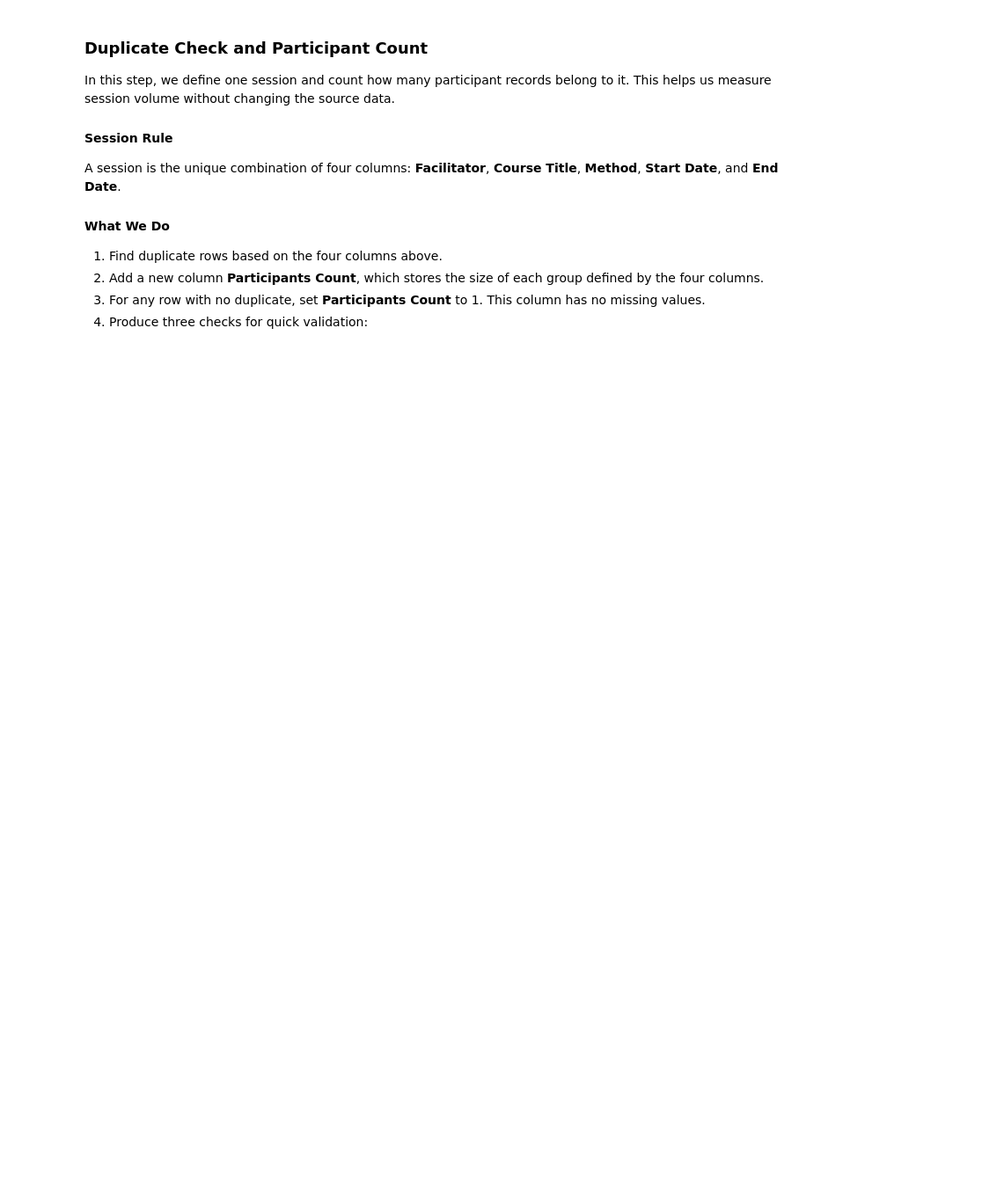
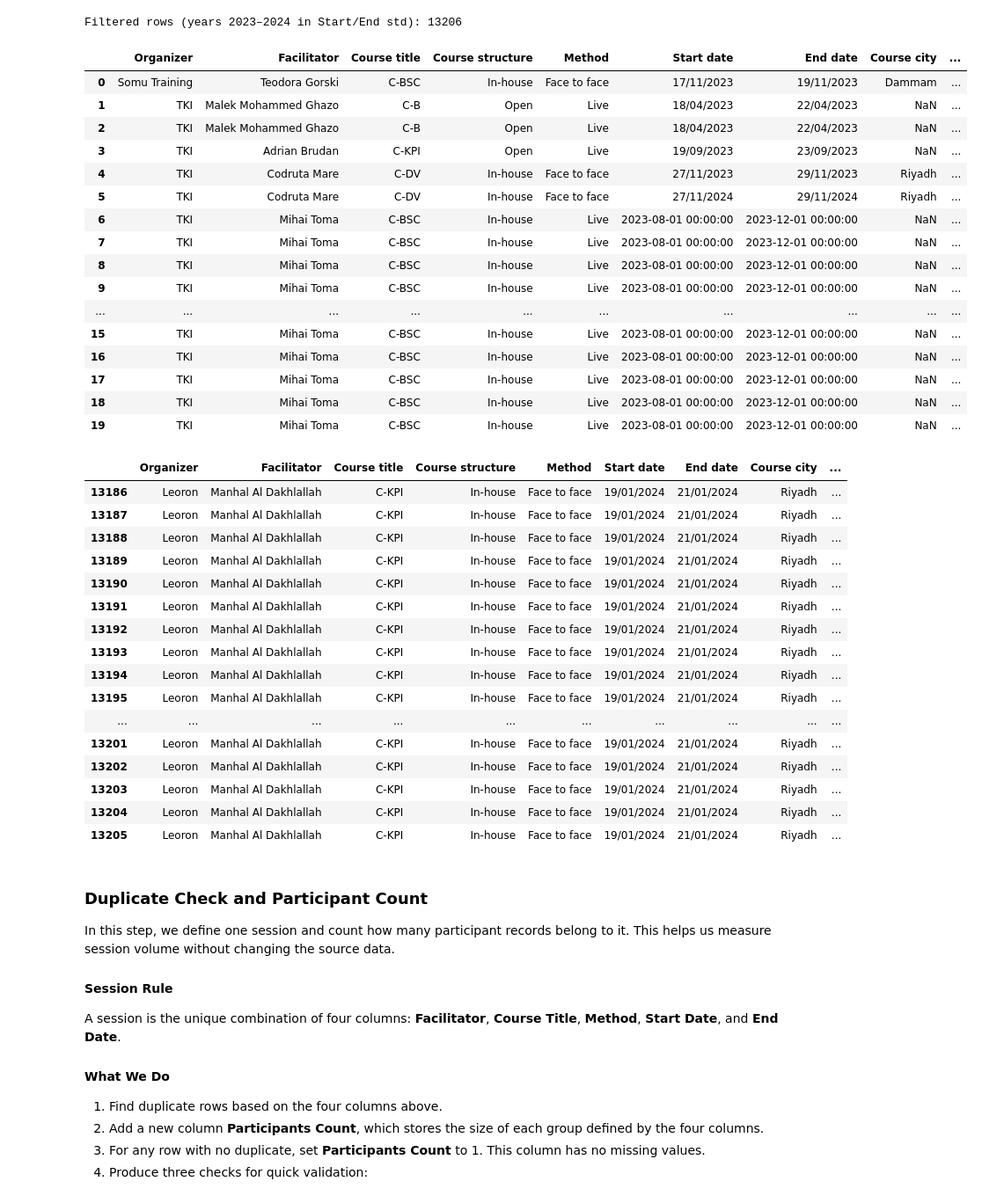
Before and after one commit to adamdandi/training-performance-analysis, a Jupyter notebook: 2023-2025-training-performance-analysis.ipynb, the cells around one changed output. Shown at 88% size. Saved outputs shown, nothing was run; the diff lists cells and outputs as text; code cells hidden in the pictures; blank space fills up the shorter version.

Commit message:
Kaggle Notebook | 2023-2024 Training Performance Analysis | Version 8

```diff
--- a/2023-2025-training-performance-analysis.ipynb
+++ b/2023-2025-training-performance-analysis.ipynb
@@ -117,36 +135,72 @@ def parse_dates(s: pd.Series) -> pd.Series:
     # 2) Day-first strings: '28.09.2025', '28/9/2025', '28-09-2025'
     m = out.isna()
     out[m] = pd.to_datetime(s[m], dayfirst=True, errors='coerce', cache=True)
 
     # 3) Year-first (ISO etc.): '2025-09-28', '2025/09/28'
     m = out.isna()
     out[m] = pd.to_datetime(s[m], yearfirst=True, errors='coerce', cache=True)
 
     # 4) Last-chance month-first: '09/28/2025'
     m = out.isna()
     out[m] = pd.to_datetime(s[m], errors='coerce', cache=True)
 
     return out
 # --------------------------------------------------------------------------------------------
 
 # Create standardized datetime columns
 course['Start date std'] = parse_dates(course['Start date'])
 course['End date std']   = parse_dates(course['End date'])
 
-# Keep ONLY rows where Start date std OR End date std is in 2023/2024/2025
-valid_years = {2023, 2024, 2025}
+# Keep ONLY rows where Start date std OR End date std is in 2023/2024
+valid_years = {2023, 2024}
 mask_years = (
     course['Start date std'].dt.year.isin(valid_years) |
     course['End date std'].dt.year.isin(valid_years)
 )
 course = course[mask_years].reset_index(drop=True)
 # Explicitly exclude any row where Start/End std is in 2022
 course = course[~(course['Start date std'].dt.year.eq(2022) | course['End date std'].dt.year.eq(2022))].reset_index(drop=True)
 
 # (Optional) quick look
-print("Filtered rows (years 2023–2025 in Start/End std):", len(course))
+print("Filtered rows (years 2023–2024 in Start/End std):", len(course))
 display(course.head(20))
 display(course.tail(20))
+# %% [output]
+Filtered rows (years 2023–2024 in Start/End std): 13206
+|  | Organizer | Facilitator | Course title | Course structure | Method | Start date | End date | Course city | ... |
+| 0 | Somu Training | Teodora Gorski | C-BSC | In-house | Face to face | 17/11/2023 | 19/11/2023 | Dammam | ... |
+| 1 | TKI | Malek Mohammed Ghazo | C-B | Open | Live | 18/04/2023 | 22/04/2023 | NaN | ... |
+| 2 | TKI | Malek Mohammed Ghazo | C-B | Open | Live | 18/04/2023 | 22/04/2023 | NaN | ... |
+| 3 | TKI | Adrian Brudan | C-KPI | Open | Live | 19/09/2023 | 23/09/2023 | NaN | ... |
+| 4 | TKI | Codruta Mare | C-DV | In-house | Face to face | 27/11/2023 | 29/11/2023 | Riyadh | ... |
+| 5 | TKI | Codruta Mare | C-DV | In-house | Face to face | 27/11/2024 | 29/11/2024 | Riyadh | ... |
+| 6 | TKI | Mihai Toma | C-BSC | In-house | Live | 2023-08-01 00:00:00 | 2023-12-01 00:00:00 | NaN | ... |
+| 7 | TKI | Mihai Toma | C-BSC | In-house | Live | 2023-08-01 00:00:00 | 2023-12-01 00:00:00 | NaN | ... |
+| 8 | TKI | Mihai Toma | C-BSC | In-house | Live | 2023-08-01 00:00:00 | 2023-12-01 00:00:00 | NaN | ... |
+| 9 | TKI | Mihai Toma | C-BSC | In-house | Live | 2023-08-01 00:00:00 | 2023-12-01 00:00:00 | NaN | ... |
+| ... | ... | ... | ... | ... | ... | ... | ... | ... | ... |
+| 15 | TKI | Mihai Toma | C-BSC | In-house | Live | 2023-08-01 00:00:00 | 2023-12-01 00:00:00 | NaN | ... |
+| 16 | TKI | Mihai Toma | C-BSC | In-house | Live | 2023-08-01 00:00:00 | 2023-12-01 00:00:00 | NaN | ... |
+| 17 | TKI | Mihai Toma | C-BSC | In-house | Live | 2023-08-01 00:00:00 | 2023-12-01 00:00:00 | NaN | ... |
+| 18 | TKI | Mihai Toma | C-BSC | In-house | Live | 2023-08-01 00:00:00 | 2023-12-01 00:00:00 | NaN | ... |
+| 19 | TKI | Mihai Toma | C-BSC | In-house | Live | 2023-08-01 00:00:00 | 2023-12-01 00:00:00 | NaN | ... |
+|  | Organizer | Facilitator | Course title | Course structure | Method | Start date | End date | Course city | ... |
+| 13186 | Leoron | Manhal Al Dakhlallah | C-KPI | In-house | Face to face | 19/01/2024 | 21/01/2024 | Riyadh | ... |
+| 13187 | Leoron | Manhal Al Dakhlallah | C-KPI | In-house | Face to face | 19/01/2024 | 21/01/2024 | Riyadh | ... |
+| 13188 | Leoron | Manhal Al Dakhlallah | C-KPI | In-house | Face to face | 19/01/2024 | 21/01/2024 | Riyadh | ... |
+| 13189 | Leoron | Manhal Al Dakhlallah | C-KPI | In-house | Face to face | 19/01/2024 | 21/01/2024 | Riyadh | ... |
+| 13190 | Leoron | Manhal Al Dakhlallah | C-KPI | In-house | Face to face | 19/01/2024 | 21/01/2024 | Riyadh | ... |
+| 13191 | Leoron | Manhal Al Dakhlallah | C-KPI | In-house | Face to face | 19/01/2024 | 21/01/2024 | Riyadh | ... |
+| 13192 | Leoron | Manhal Al Dakhlallah | C-KPI | In-house | Face to face | 19/01/2024 | 21/01/2024 | Riyadh | ... |
+| 13193 | Leoron | Manhal Al Dakhlallah | C-KPI | In-house | Face to face | 19/01/2024 | 21/01/2024 | Riyadh | ... |
+| 13194 | Leoron | Manhal Al Dakhlallah | C-KPI | In-house | Face to face | 19/01/2024 | 21/01/2024 | Riyadh | ... |
+| 13195 | Leoron | Manhal Al Dakhlallah | C-KPI | In-house | Face to face | 19/01/2024 | 21/01/2024 | Riyadh | ... |
+| ... | ... | ... | ... | ... | ... | ... | ... | ... | ... |
+| 13201 | Leoron | Manhal Al Dakhlallah | C-KPI | In-house | Face to face | 19/01/2024 | 21/01/2024 | Riyadh | ... |
+| 13202 | Leoron | Manhal Al Dakhlallah | C-KPI | In-house | Face to face | 19/01/2024 | 21/01/2024 | Riyadh | ... |
+| 13203 | Leoron | Manhal Al Dakhlallah | C-KPI | In-house | Face to face | 19/01/2024 | 21/01/2024 | Riyadh | ... |
+| 13204 | Leoron | Manhal Al Dakhlallah | C-KPI | In-house | Face to face | 19/01/2024 | 21/01/2024 | Riyadh | ... |
+| 13205 | Leoron | Manhal Al Dakhlallah | C-KPI | In-house | Face to face | 19/01/2024 | 21/01/2024 | Riyadh | ... |
 # %% [markdown]
 ### Duplicate Check and Participant Count
 
```
Also changed, not shown: parts of 21 cells of this notebook.
